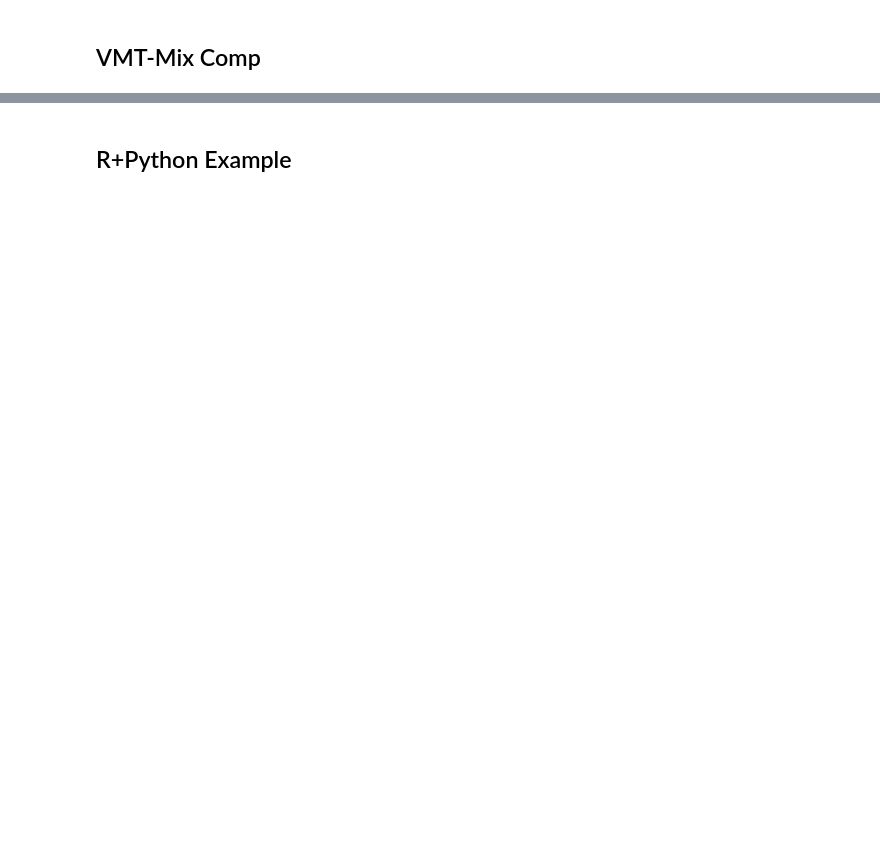
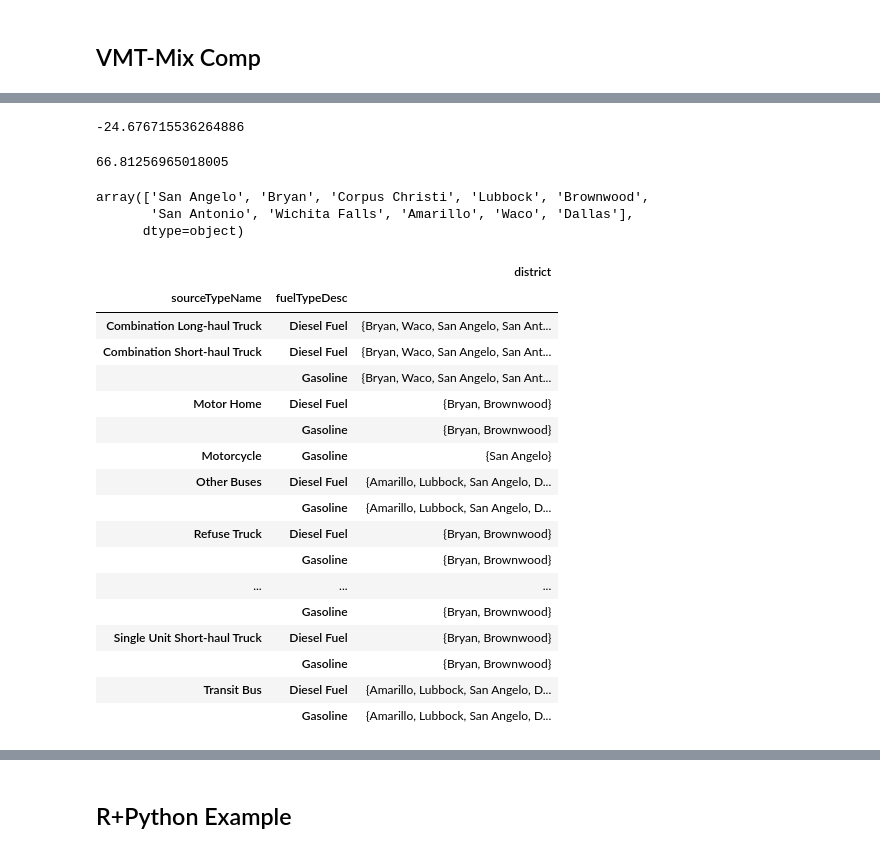
Before and after one commit to Apoorb/FY23_VMT_Mix, a Jupyter notebook: analysis/aerr_impact_fy23.ipynb, the cells around one changed output, grey strips where cells are left out. Cells and saved outputs as stored; diff of their text form; code cells hidden in the pictures; blank space fills up the shorter version.

```diff
--- a/analysis/aerr_impact_fy23.ipynb
+++ b/analysis/aerr_impact_fy23.ipynb
@@ -1530,0 +1649,39 @@ vmtmix_comp = vmtmix_comp.sort_values("vmt_mix_perdiff_fy23_fy22", ascending=Fal
+# %%
+vmtmix_comp.vmt_mix_perdiff_fy23_fy22.quantile(0.05)
+# %% [output]
+-24.676715536264886
+# %%
+vmtmix_comp.vmt_mix_perdiff_fy23_fy22.quantile(0.99)
+# %% [output]
+66.81256965018005
+# %%
+vmtmix_comp_dig = vmtmix_comp.loc[lambda df: df.vmt_mix_perdiff_fy23_fy22 >= 66.8]
+# %%
+vmtmix_comp_dig.district.unique()
+# %% [output]
+array(['San Angelo', 'Bryan', 'Corpus Christi', 'Lubbock', 'Brownwood',
+       'San Antonio', 'Wichita Falls', 'Amarillo', 'Waco', 'Dallas'],
+      dtype=object)
+# %%
+vmtmix_comp_dig1 = vmtmix_comp_dig.drop_duplicates(["district", "sourceTypeName", "fuelTypeDesc"])
+# %%
+vmtmix_comp_dig1.groupby(["sourceTypeName", "fuelTypeDesc"]).agg(district=("district", set))
+# %% [output]
+|  |  | district |
+| sourceTypeName | fuelTypeDesc |  |
+| Combination Long-haul Truck | Diesel Fuel | {Bryan, Waco, San Angelo, San Ant... |
+| Combination Short-haul Truck | Diesel Fuel | {Bryan, Waco, San Angelo, San Ant... |
+|  | Gasoline | {Bryan, Waco, San Angelo, San Ant... |
+| Motor Home | Diesel Fuel | {Bryan, Brownwood} |
+|  | Gasoline | {Bryan, Brownwood} |
+| Motorcycle | Gasoline | {San Angelo} |
+| Other Buses | Diesel Fuel | {Amarillo, Lubbock, San Angelo, D... |
+|  | Gasoline | {Amarillo, Lubbock, San Angelo, D... |
+| Refuse Truck | Diesel Fuel | {Bryan, Brownwood} |
+|  | Gasoline | {Bryan, Brownwood} |
+| ... | ... | ... |
+|  | Gasoline | {Bryan, Brownwood} |
+| Single Unit Short-haul Truck | Diesel Fuel | {Bryan, Brownwood} |
+|  | Gasoline | {Bryan, Brownwood} |
+| Transit Bus | Diesel Fuel | {Amarillo, Lubbock, San Angelo, D... |
+|  | Gasoline | {Amarillo, Lubbock, San Angelo, D... |
```
Also changed, not shown: parts of 34 cells of this notebook, 2 other files.
